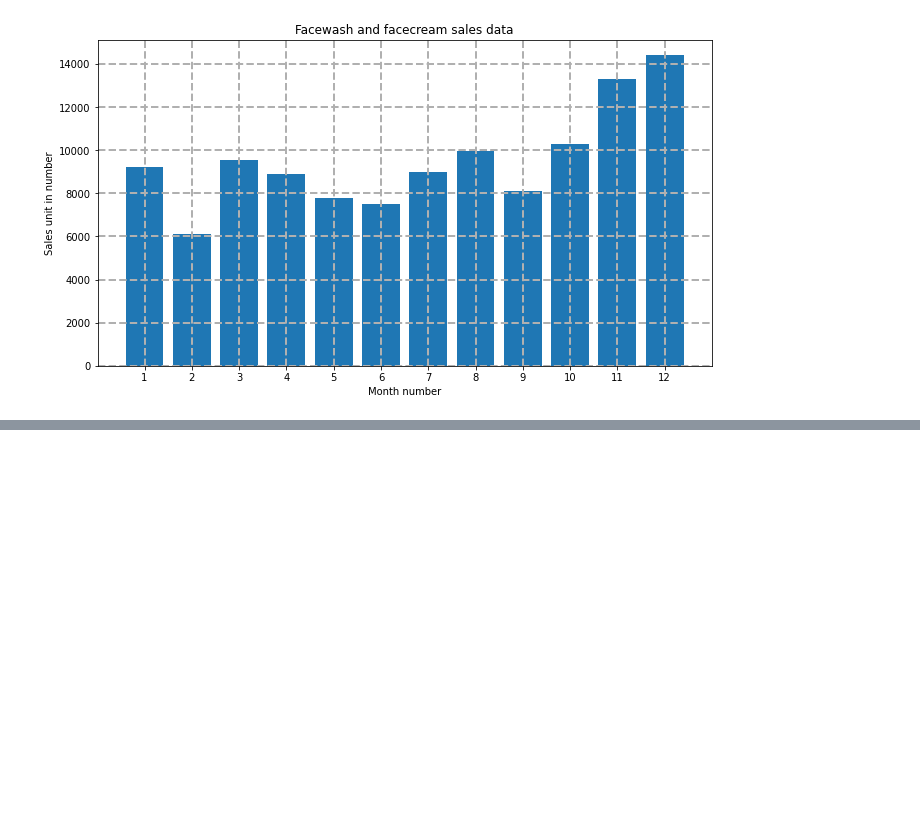
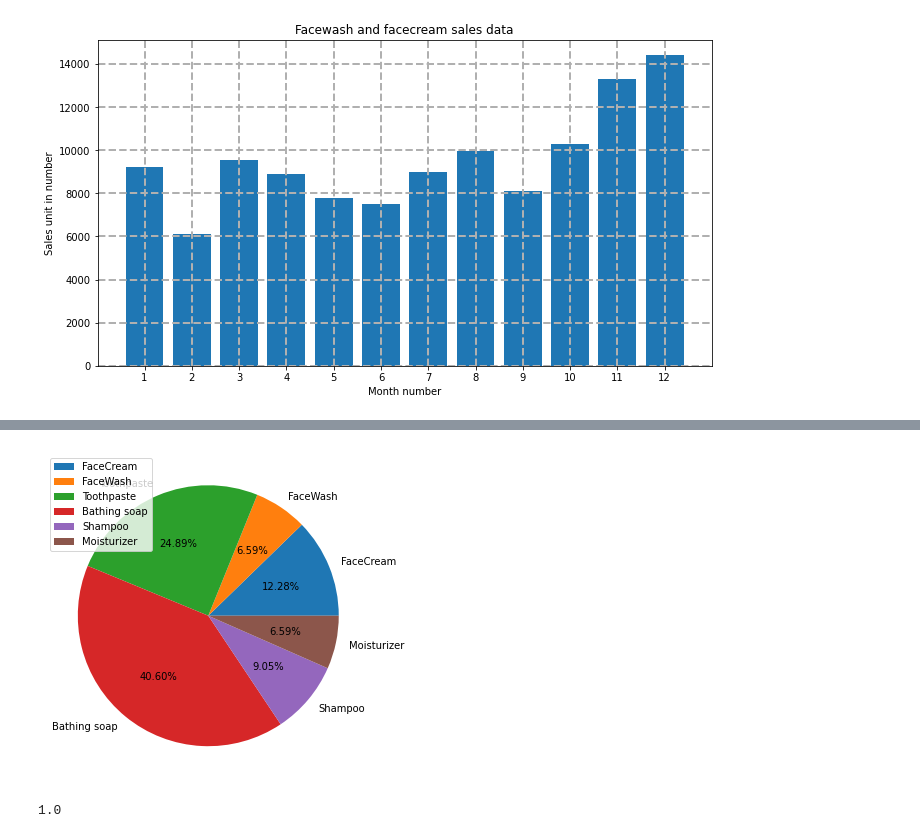
Before and after one commit to namhai03/Phantich_python, a Jupyter notebook: Week-8/Exercises.ipynb, the cells around one changed output, grey strips where cells are left out. Drawn from its saved outputs; the diff is of its cells as text; code cells hidden in the pictures; blank space fills up the shorter version.

```diff
--- a/Week-8/Exercises.ipynb
+++ b/Week-8/Exercises.ipynb
@@ -159,6 +162,18 @@ plt.hist(df.total_profit, label = 'Profit data', bins=5)
 ### Exercise 8: Calculate total sale data for last year for each product and show it using a Pie chart
 
 ![img](https://github.com/thieu1995/pandas/blob/main/11_matplotlib/company-sale/img/08.png?raw=1)
+# %%
+total_each_product = df.iloc[:,1:7].sum()
+fig, ax = plt.subplots(figsize=(11,6))
+ax.pie(total_each_product, autopct= "%3.2f%%",
+       labels= ["FaceCream", "FaceWash", "Toothpaste", "Bathing soap", "Shampoo", "Moisturizer"],);
+ax.legend();
+# %% [output]
+[figure, added]
+# %%
+percent.sum()
+# %% [output]
+1.0
 # %% [markdown]
 ### Exercise 9: Read Bathing soap facewash of all months and display it using the Subplot
 
```
Also changed, not shown: parts of 14 cells of this notebook.
